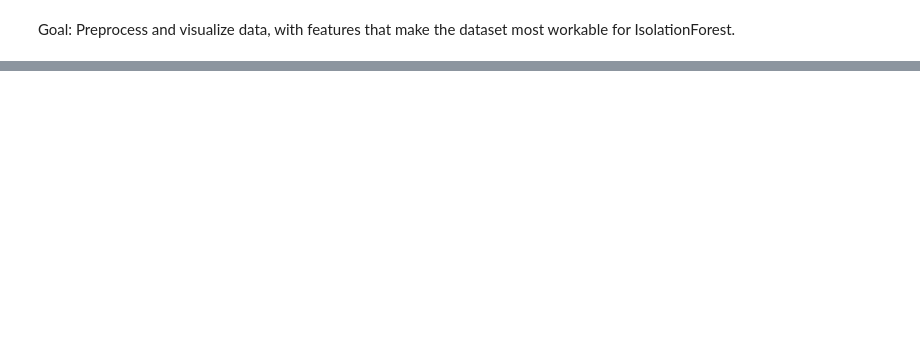
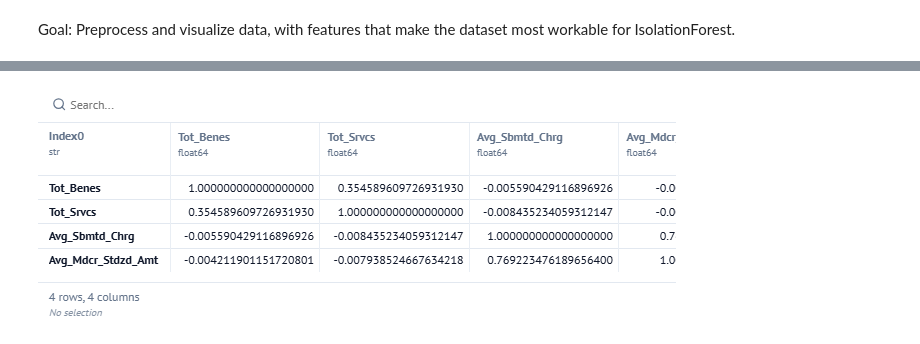
Before and after one commit to erikazoo/mbradd, a Jupyter notebook: __marimo__/data_preprocessing_ez.ipynb, the cells around one changed output, grey strips where cells are left out. Cells and saved outputs as stored; diff of their text form; code cells hidden in the pictures; blank space fills up the shorter version.

```diff
--- a/__marimo__/data_preprocessing_ez.ipynb
+++ b/__marimo__/data_preprocessing_ez.ipynb
@@ -56,0 +52,4 @@ dtype: int64
+# %%
+mpos24[model_input].corr() # Avg_Mdcr_Alowd_Amt, Avg_Mdcr_Pymt_Amt, Avg_Mdcr_Stdzd_Amt are nigh perfectly correllated, so all three are not valuable inputs to Iso Forest. Same goes for Tot_Benes and Tot_Bene_Day_Srvcs.
+# %% [output]
+[figure, added]
```
Also changed, not shown: parts of 7 cells of this notebook, 2 other files.
